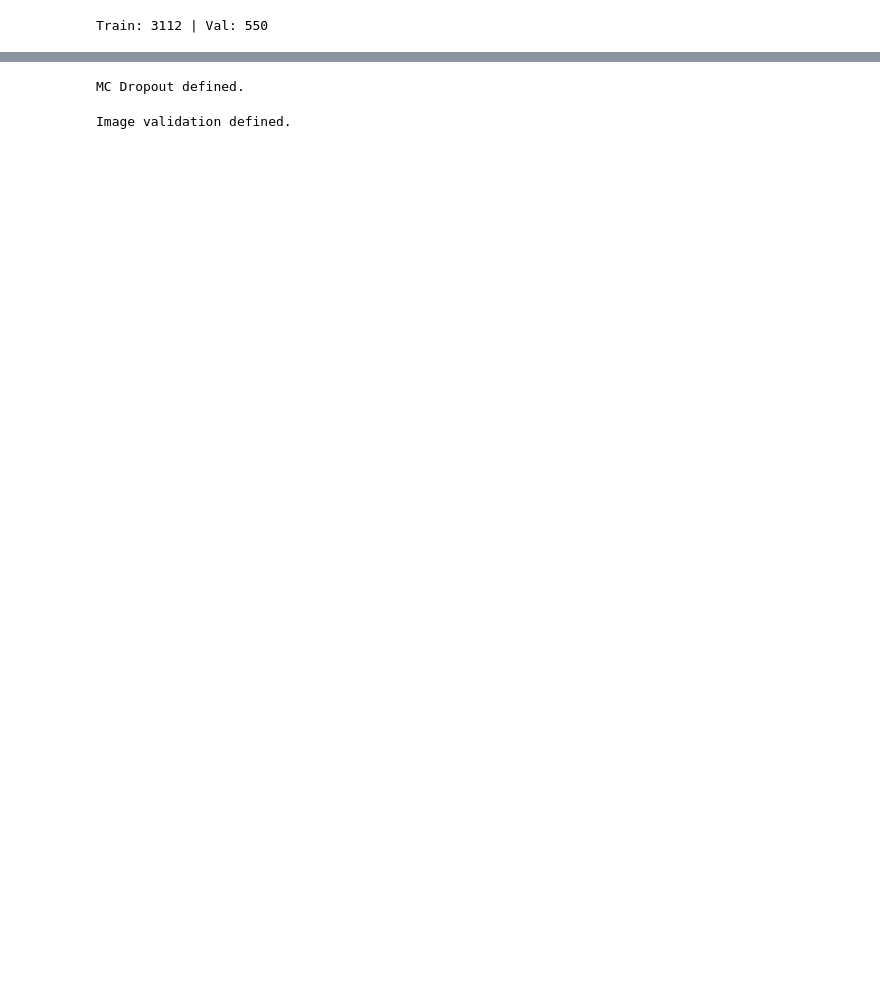
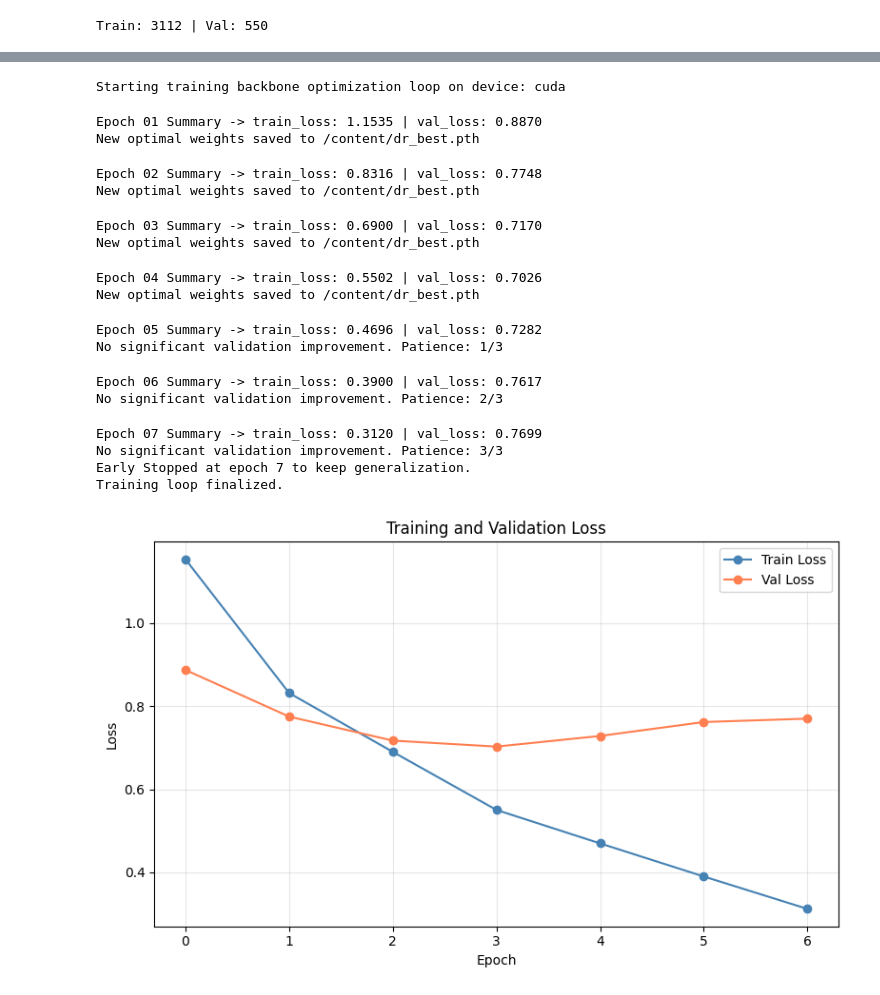
Before and after one commit to msarwadi/agent_ai_final_project, a Jupyter notebook: model.ipynb, the cells around one changed output, grey strips where cells are left out. Cells and saved outputs as stored; diff of their text form; code cells hidden in the pictures; blank space fills up the shorter version.

```diff
--- a/model.ipynb
+++ b/model.ipynb
@@ -42,9 +29,20 @@ True
 # %%
-UNCERTAINTY_THRESHOLD = 0.5
+DEVICE = torch.device("cuda" if torch.cuda.is_available() else "cpu")
+CHECKPOINT_PATH = "/content/dr_best.pth" # for colab session
+# CHECKPOINT_PATH = f"/content/drive/MyDrive/3rd Year: 2025-2026/Spring Quarter/CS 496: Agent AI/final_project/checkpoints/dr_best.pth"
+# os_checkpoint_path = "checkpoints/dr_best.pth"
+
+# hyperparameters
+BATCH_SIZE = 16
+EPOCHS = 10
+LEARNING_RATE = 1e-4
+UNCERTAINTY_THRESHOLD = 0.5 # Entropy decision policy cutoff
+MC_PASSES = 30 # Forward stochastic sweeps for dropout active
+
 DR_GRADES = {
     0: "No apparent DR",
     1: "Mild NPDR",
     2: "Moderate NPDR",
     3: "Severe NPDR",
-    4: "Proliferative DR"
+    4: "Proliferative DR",
 }
@@ -96,15 +104,15 @@ class DRDataset(Dataset):
         return img, label
 
 # Train/val split (85/15)
-n       = len(aptos)
+n = len(aptos)
 n_train = int(0.85 * n)
-n_val   = n - n_train
+n_val = n - n_train
 
 train_data, val_data = random_split(aptos, [n_train, n_val],
                                      generator=torch.Generator().manual_seed(42))
 
-train_loader = DataLoader(DRDataset(train_data), batch_size=8, shuffle=True,  num_workers=2)
-val_loader   = DataLoader(DRDataset(val_data),   batch_size=8, shuffle=False, num_workers=2)
+train_loader = DataLoader(DRDataset(train_data), batch_size=BATCH_SIZE, shuffle=True,  num_workers=2)
+val_loader   = DataLoader(DRDataset(val_data),   batch_size=BATCH_SIZE, shuffle=False, num_workers=2)
 
 print(f'Train: {n_train} | Val: {n_val}')
 # %% [output]
@@ -138,7 +146,7 @@ class DRVisionModel(nn.Module):
 
 DEVICE = torch.device('cuda' if torch.cuda.is_available() else 'cpu')
 model  = DRVisionModel().to(DEVICE)
-model.load_state_dict(torch.load(os_checkpoint_path, map_location=DEVICE))
+model.load_state_dict(torch.load(CHECKPOINT_PATH, map_location=DEVICE))
 model.eval()
 print('Weights loaded.')
 
@@ -172,3 +266,30 @@ def plot_training_history(train_losses, val_losses):
+# %%
+# clean model structure
+model = DRVisionModel().to(DEVICE)
+
+train_losses, val_losses = train(model, train_loader, val_loader, epochs=EPOCHS, lr=LEARNING_RATE)
+
+# plot historical loss tracks
+plot_training_history(train_losses, val_losses)
+# %% [output]
+Starting training backbone optimization loop on device: cuda
+Epoch 01 Summary -> train_loss: 1.1535 | val_loss: 0.8870
+New optimal weights saved to /content/dr_best.pth
+Epoch 02 Summary -> train_loss: 0.8316 | val_loss: 0.7748
+New optimal weights saved to /content/dr_best.pth
+Epoch 03 Summary -> train_loss: 0.6900 | val_loss: 0.7170
+New optimal weights saved to /content/dr_best.pth
+Epoch 04 Summary -> train_loss: 0.5502 | val_loss: 0.7026
+New optimal weights saved to /content/dr_best.pth
+Epoch 05 Summary -> train_loss: 0.4696 | val_loss: 0.7282
+No significant validation improvement. Patience: 1/3
+Epoch 06 Summary -> train_loss: 0.3900 | val_loss: 0.7617
+No significant validation improvement. Patience: 2/3
+Epoch 07 Summary -> train_loss: 0.3120 | val_loss: 0.7699
+No significant validation improvement. Patience: 3/3
+Early Stopped at epoch 7 to keep generalization.
+Training loop finalized.
+[figure, added]
 # %%
 # Monte Carlo Dropout
 def mc_dropout_predict(model, image_tensor, n_passes=30):
@@ -201,10 +322,6 @@ def mc_dropout_predict(model, image_tensor, n_passes=30):
         'probs_mean': probs_mean.tolist(),
         'all_preds':  all_preds.tolist()
     }
-
-print('MC Dropout defined.')
-# %% [output]
-MC Dropout defined.
 # %%
 # Validate Image
 import cv2
@@ -227,7 +344,3 @@ def check_image_quality(img: Image.Image) -> dict:
         return {'valid': False, 'reason': f'Insufficient field of view ({non_black:.1%})'}
 
     return {'valid': True, 'reason': 'OK'}
-
-print('Image validation defined.')
-# %% [output]
-Image validation defined.
```
Also changed, not shown: parts of 25 cells of this notebook, 1 other file.
